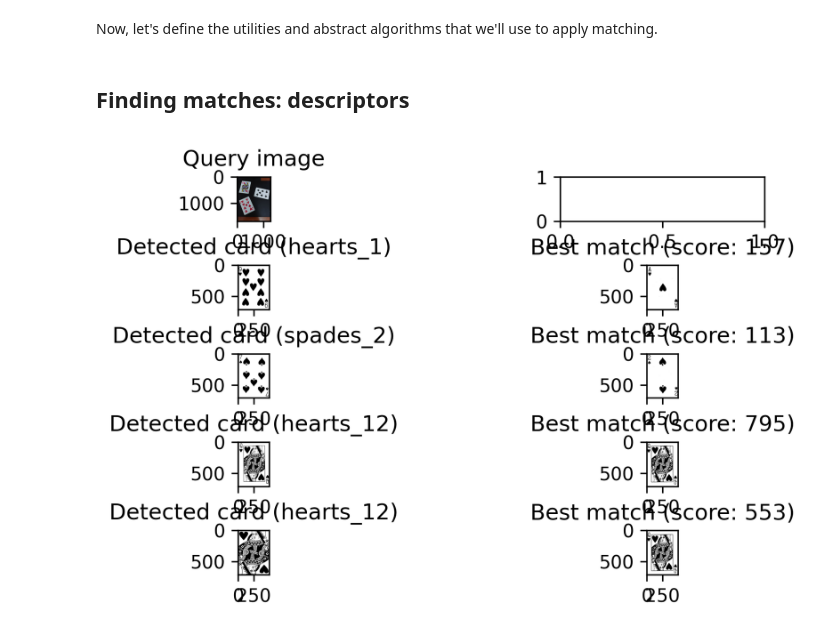
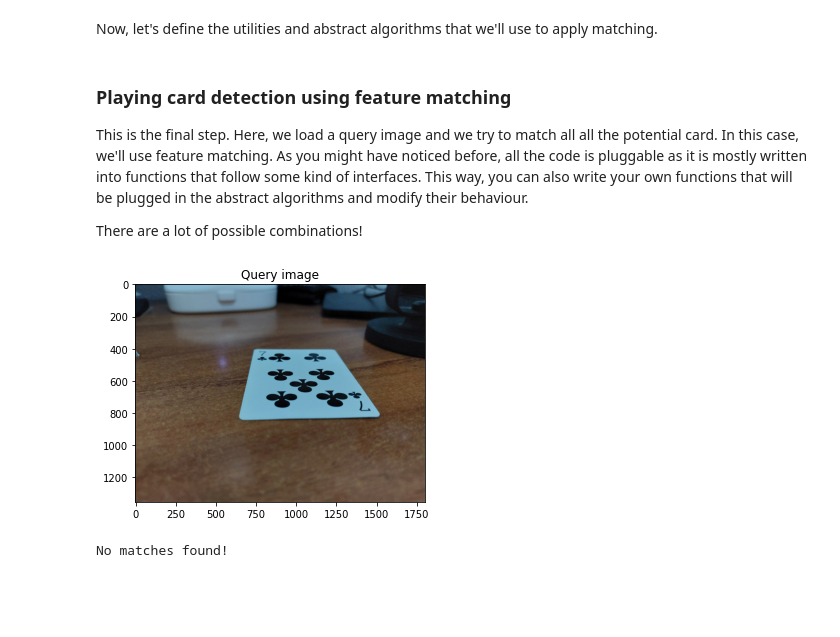
Before and after one commit to GuilleX7/PlayingCardDetection, a Jupyter notebook: src/main.ipynb, the cells around one changed output. Saved outputs shown, nothing was run; the diff lists cells and outputs as text; code cells hidden in the pictures; blank space fills up the shorter version.

Commit message:
Improve algorithms

```diff
--- a/src/main.ipynb
+++ b/src/main.ipynb
@@ -29,13 +29,13 @@ import cv2 as cv
 import matplotlib.pyplot as plt
 import numpy as np
 import os
-%matplotlib inline
 
 # Variables you would like to change :)
 card_suits = ["clubs", "diamonds", "hearts", "spades"]
 card_max_rank = 13
-card_image_extension = "jpg"
+template_card_image_extension = "jpg"
 template_path = "../template/"
+training_card_image_extension = "png"
 training_path = "../training/"
 query_path = "../query/"
 
@@ -45,11 +45,11 @@ def get_card_name(card_suit, card_rank):
 
 # Get the path to the template card given its name
 def get_template_card_path(card_name):
-    return f"{template_path}{card_name}.{card_image_extension}"
+    return f"{template_path}{card_name}.{template_card_image_extension}"
 
 # Get the path to the trained card given its name
 def get_trained_card_path(card_name):
-    return f"{training_path}{card_name}_trained.{card_image_extension}"
+    return f"{training_path}{card_name}_trained.{training_card_image_extension}"
 
 # Get the path to the card's features file given its name
 def get_features_file_path(card_name):
@@ -85,11 +85,10 @@ The output will help you have a brief idea of what's going on: each card is proc
 # This method is a generator that will try to identify and isolate card-like rectangles
 # from a given image. All the returned rectangles are contained in the image, and they
 # are returned as binary images that have been straightened using an affinity matrix
-def get_potential_cards(image, dst_width=500, dst_height=708, card_min_image_area_percent=0.4, roi_min_image_area_percent=0.001):
+def get_potential_cards(image, dst_width=200, dst_height=283, card_min_image_area_percent=0.03, roi_min_image_area_percent=0.001):
     # First, let's binarize the image using Otsu's thresholding.
     gray_image = cv.cvtColor(image, cv.COLOR_BGR2GRAY)
-    thresh_image = cv.threshold(
-        gray_image, 0, 255, cv.THRESH_BINARY + cv.THRESH_OTSU)[1]
+    _, thresh_image = cv.threshold(gray_image, 0, 255, cv.THRESH_BINARY + cv.THRESH_OTSU)
     # Now, we get all possible contours in the binarized image.
     contours, _ = cv.findContours(
         thresh_image, cv.RETR_TREE, cv.CHAIN_APPROX_SIMPLE)
@@ -188,14 +187,15 @@ def get_potential_cards(image, dst_width=500, dst_height=708, card_min_image_are
             np.float32(roi_ordered_vertices), np.float32(dst_vertices))
         dst_image = cv.warpPerspective(
             roi_thresh_image, transform_matrix, (dst_width, dst_height))
-        yield dst_image
+        _, dst_thresh_image = cv.threshold(dst_image, 0, 255, cv.THRESH_BINARY + cv.THRESH_OTSU)
+        yield dst_thresh_image
     yield None
 
 
 # This is an auxiliar method to filter out some contours that doesn't
 # look like cards at all.
-def get_best_card_contours(image, contours, card_min_image_area_percent=0.4):
-    (_, image_width, image_height) = image.shape
+def get_best_card_contours(image, contours, card_min_image_area_percent):
+    image_height, image_width, _ = image.shape
     image_area = image_width * image_height
 
     valid_detailed_contours = []
@@ -268,14 +268,14 @@ def perform_training():
     for card_name in cards:
         print(f"{card_name}: ", end="")
         template_card_path = get_template_card_path(card_name)
-        cropped_card_path = get_trained_card_path(card_name)
-        if not os.path.exists(cropped_card_path):
+        trained_card_path = get_trained_card_path(card_name)
+        if not os.path.exists(trained_card_path):
             card_image = cv.imread(template_card_path)
             trained_card_image = next(get_potential_cards(card_image))
             if trained_card_image is None:
                 print(f"No card found, aborting.")
                 continue
-            cv.imwrite(cropped_card_path, trained_card_image)
+            cv.imwrite(trained_card_path, trained_card_image)
             # Adding a card to this set means that, even if we've got previous
             # features saved, we need to recompute them and overwrite the current
             # file.
@@ -283,7 +283,7 @@ def perform_training():
             print("Got a new card, ", end="")
         else:
             print("Already got a card, ", end="")
-            trained_card_image = cv.imread(cropped_card_path)
+            trained_card_image = cv.imread(trained_card_path)
 
         features_file_path = get_features_file_path(card_name)
         if not os.path.exists(features_file_path) or card_name in changed_cards:
@@ -336,7 +336,10 @@ training_features = {
     "sift_features": dict(),
     "orb_features": dict()
 }
-training_cards = {}
+training_cards = {
+    "regular": dict(),
+    "upsidedown": dict()
+}
 
 for card_name in cards:
     with np.load(get_features_file_path(card_name), allow_pickle=True) as raw_features:
@@ -344,7 +347,8 @@ for card_name in cards:
             raw_features["sift_features"])
         training_features["orb_features"][card_name] = np.copy(
             raw_features["orb_features"])
-    training_cards[card_name] = cv.imread(get_trained_card_path(card_name))
+    training_cards["regular"][card_name] = cv.cvtColor(cv.imread(get_trained_card_path(card_name)), cv.COLOR_BGR2GRAY)
+    training_cards["upsidedown"][card_name] = cv.rotate(training_cards["regular"][card_name], cv.ROTATE_180)
 # %% [markdown]
 Now, let's define the utilities and abstract algorithms that we'll use to apply matching.
 # %%
@@ -484,18 +507,23 @@ def show_card_matches(query_image, card_matches):
-# %% [markdown]
-## Finding matches: descriptors
+# %% [markdown]
+### Playing card detection using feature matching
+
+This is the final step. Here, we load a query image and we try to match all all the potential card. In this case, we'll use feature matching. As you might have noticed before, all the code is pluggable as it is mostly written into functions that follow some kind of interfaces. This way, you can also write your own functions that will be plugged in the abstract algorithms and modify their behaviour.
+
+There are a lot of possible combinations!
 # %%
-query_image = cv.imread(get_query_image_path("../query/q13.jpg"))
+query_image = cv.imread(get_query_image_path("q16.jpg"))
 
 card_matches = match_cards_by_features(
     query_image,
     training_features["sift_features"],
     lambda potential_card: sift.detectAndCompute(potential_card, None),
     lambda features1, features2: flann_for_sift.knnMatch(
         features1, features2, k=2),
     lambda matches: pass_good_matches(matches, threshold=0.70)
 )
 
-valid_card_matches = get_valid_card_matches(card_matches)
-show_card_matches(query_image, valid_card_matches)
+valid_card_matches = get_valid_card_matches(card_matches, lambda score: score > 20)
+show_card_matches(query_image, training_cards["regular"], valid_card_matches)
 # %% [output]
-[figure, old version]
+[figure, new version]
+No matches found!
```
Also changed, not shown: parts of 4 cells of this notebook, 4 other files.
